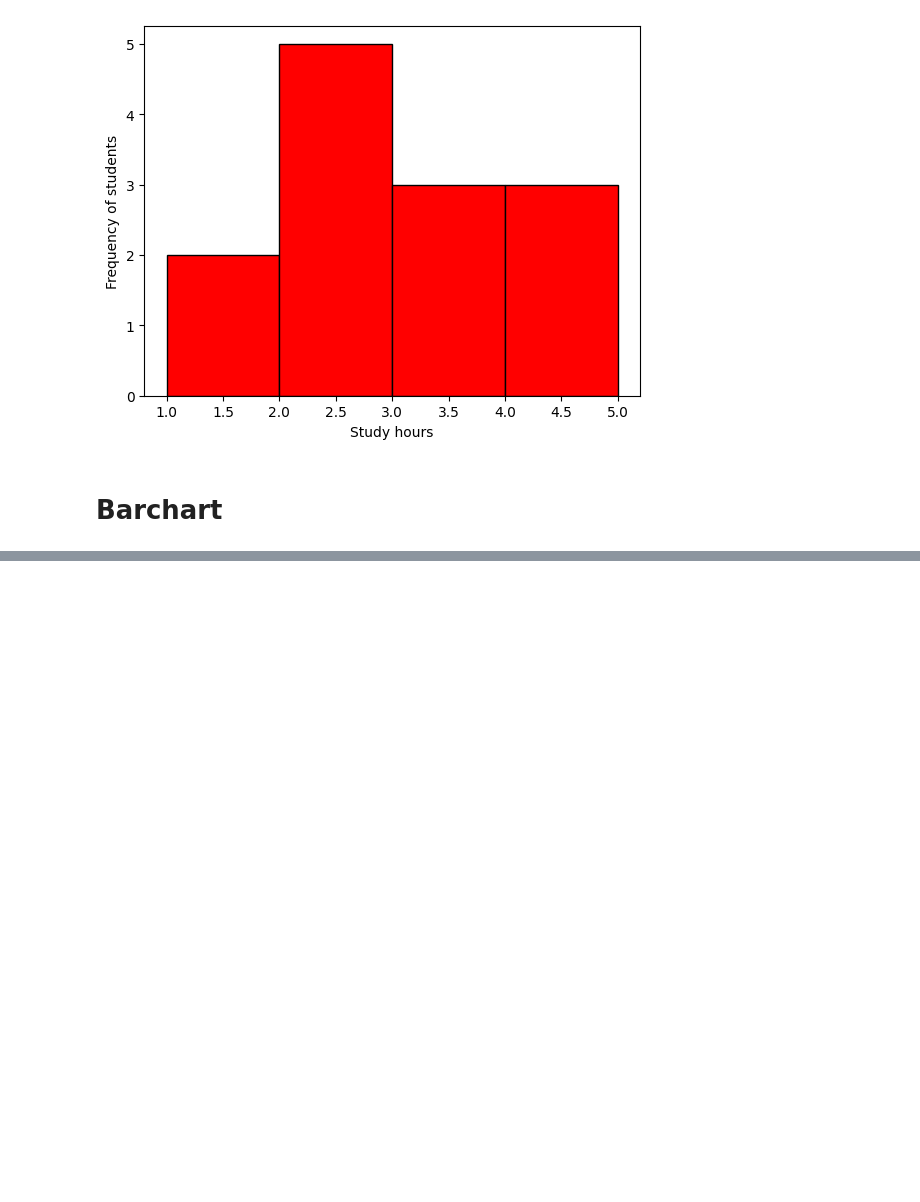
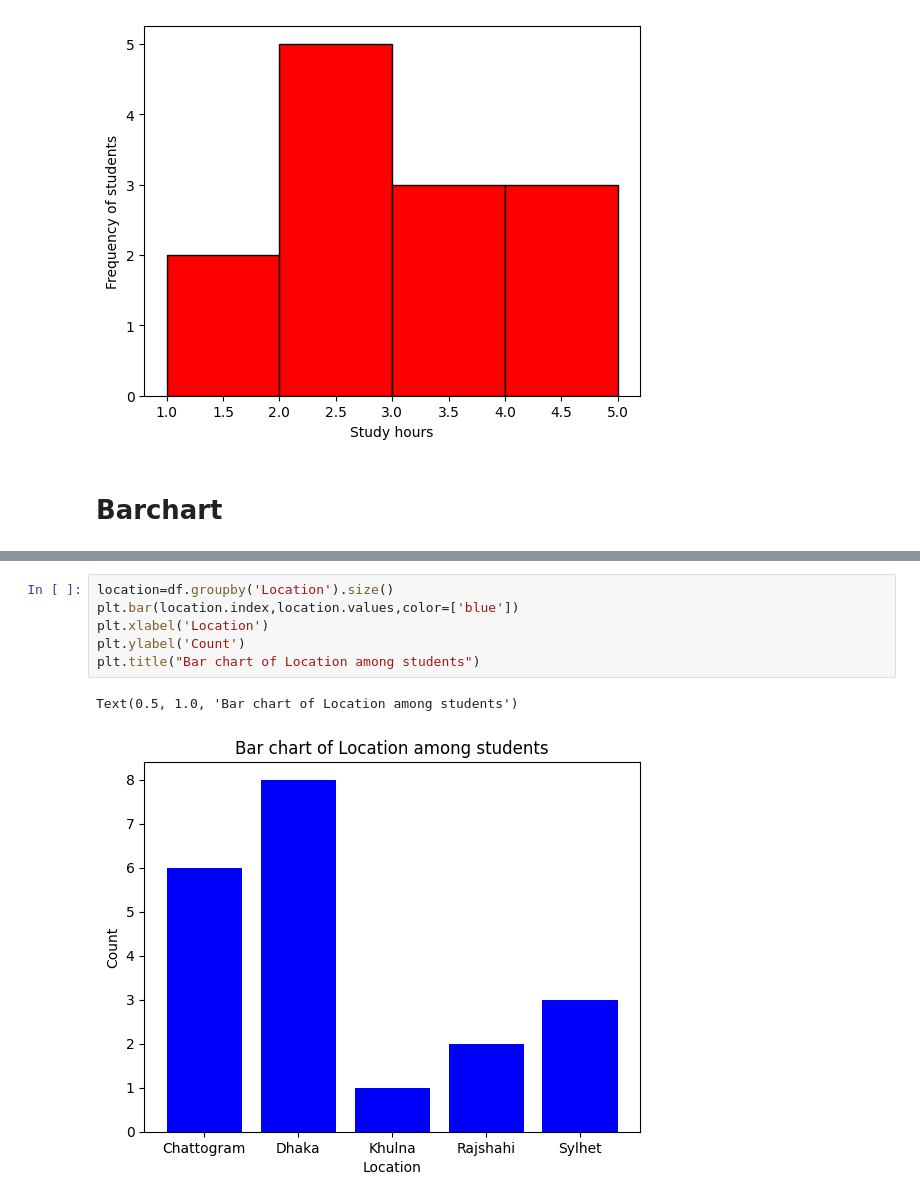
Before and after one commit to kaho0/Abstract, a Jupyter notebook: Shore_15.ipynb, the cells around one changed output, grey strips where cells are left out. Drawn from its saved outputs; the diff is of its cells as text; blank space fills up the shorter version.

```diff
--- a/Shore_15.ipynb
+++ b/Shore_15.ipynb
@@ -144,0 +215,9 @@ Text(0, 0.5, 'Frequency of students')
+# %%
+location=df.groupby('Location').size()
+plt.bar(location.index,location.values,color=['blue'])
+plt.xlabel('Location')
+plt.ylabel('Count')
+plt.title("Bar chart of Location among students")
+# %% [output]
+Text(0.5, 1.0, 'Bar chart of Location among students')
+[figure, added]
```
Also changed, not shown: parts of 10 cells of this notebook.
